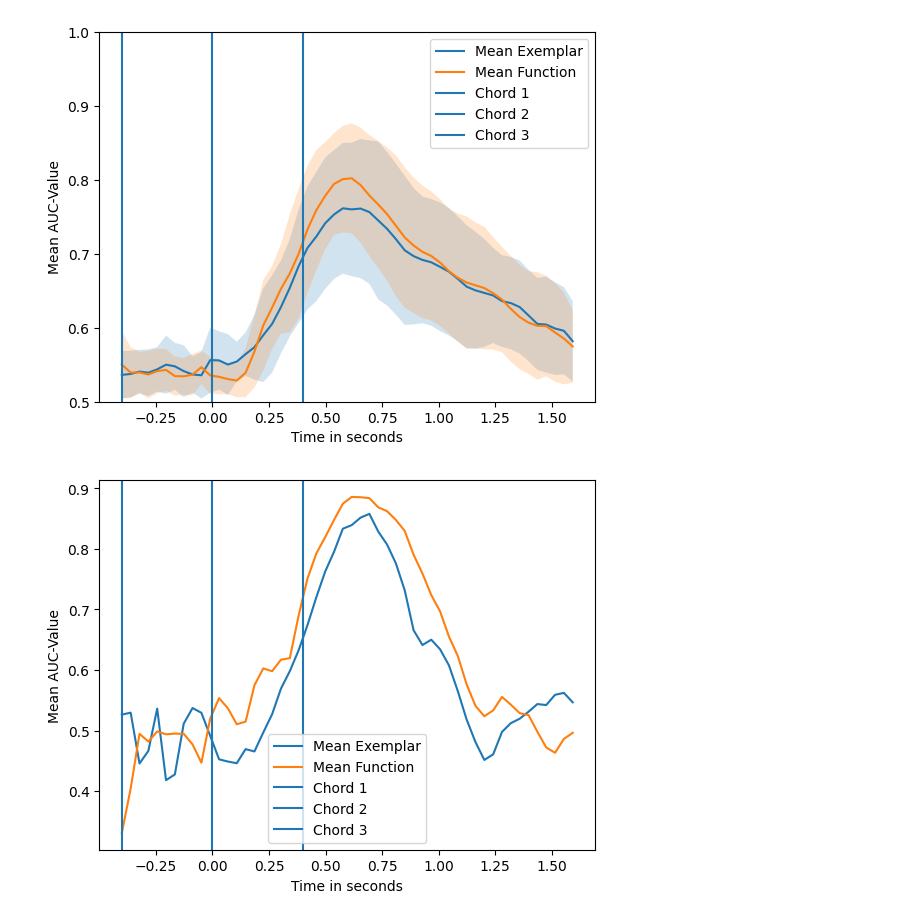
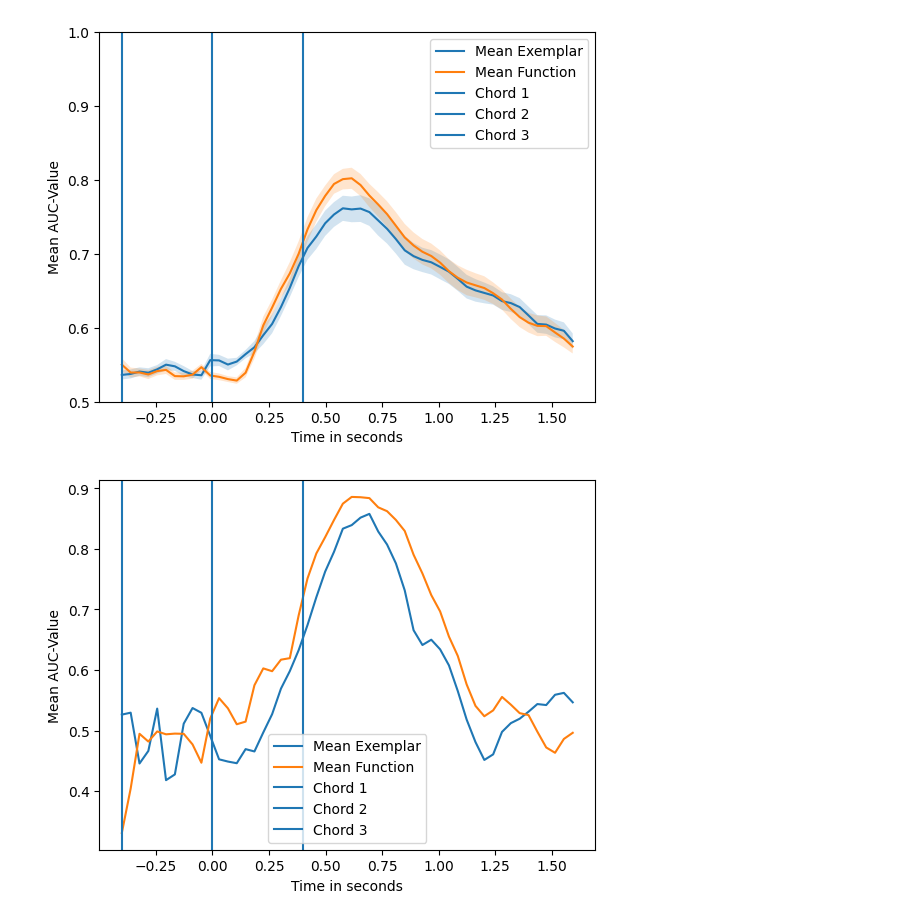
Before and after one commit to Rripped/eeg-chord-oddball, a Jupyter notebook: statistical_analysis.ipynb, the cells around one changed output. Saved outputs shown, nothing was run; the diff lists cells and outputs as text; code cells hidden in the pictures.

Commit message:
Changed std to standard error in the plot

```diff
--- a/statistical_analysis.ipynb
+++ b/statistical_analysis.ipynb
@@ -45,43 +45,48 @@ for file_name in file_paths:
             all_roc_exemplar.append(abs(np.array(data[:, 0]) - 0.5) + 0.5)
             all_roc_function.append(abs(np.array(data[:, 1]) - 0.5) + 0.5)
 
-            #all_roc_exemplar.append(data[:, 0])
-            #all_roc_function.append(data[:, 1])
+            # exemplar = data[:, 0]
+            # function = data[:, 1]
+            # exemplar[exemplar < 0.5] = 0.5
+            # function[function < 0.5] = 0.5
+
+            # all_roc_exemplar.append(exemplar)
+            # all_roc_function.append(function)
 
 
 
 
 # Convert lists to NumPy arrays for efficient computation
 all_roc_exemplar = np.array(all_roc_exemplar)
 all_roc_function = np.array(all_roc_function)
 
 # Compute the mean values using NumPy
 mean_roc_exemplar = np.mean(all_roc_exemplar, axis=0)
 mean_roc_function = np.mean(all_roc_function, axis=0)
 
-std_roc_exemplar = np.std(all_roc_exemplar, axis=0)
-std_roc_function = np.std(all_roc_function, axis=0)
+std_roc_exemplar = np.std(all_roc_exemplar, axis=0) / np.sqrt(len(all_roc_exemplar))
+std_roc_function = np.std(all_roc_function, axis=0) / np.sqrt(len(all_roc_function))
 
 # Generate the time vector
 time = [i * step / 128 - 0.4 for i in range(len(mean_roc_exemplar))]
 
 # Plotting
 plt.plot(time, mean_roc_exemplar, label="Mean Exemplar")
 plt.fill_between(time, mean_roc_exemplar - std_roc_exemplar, mean_roc_exemplar + std_roc_exemplar, alpha=0.2)
 
 plt.plot(time, mean_roc_function, label="Mean Function")
 plt.fill_between(time, mean_roc_function - std_roc_function, mean_roc_function + std_roc_function, alpha=0.2)
 
 plt.axvline(-0.4, label="Chord 1")
 plt.axvline(0, label="Chord 2")
 plt.axvline(0.4, label="Chord 3")
 plt.ylim((0.5, 1))
 plt.ylabel("Mean AUC-Value")
 plt.xlabel("Time in seconds")
 plt.legend()
 plt.show()
 # %% [output]
-[figure, old version]
+[figure, new version]
 # %%
 # Step and window size used for generating data
 step = 5
```
